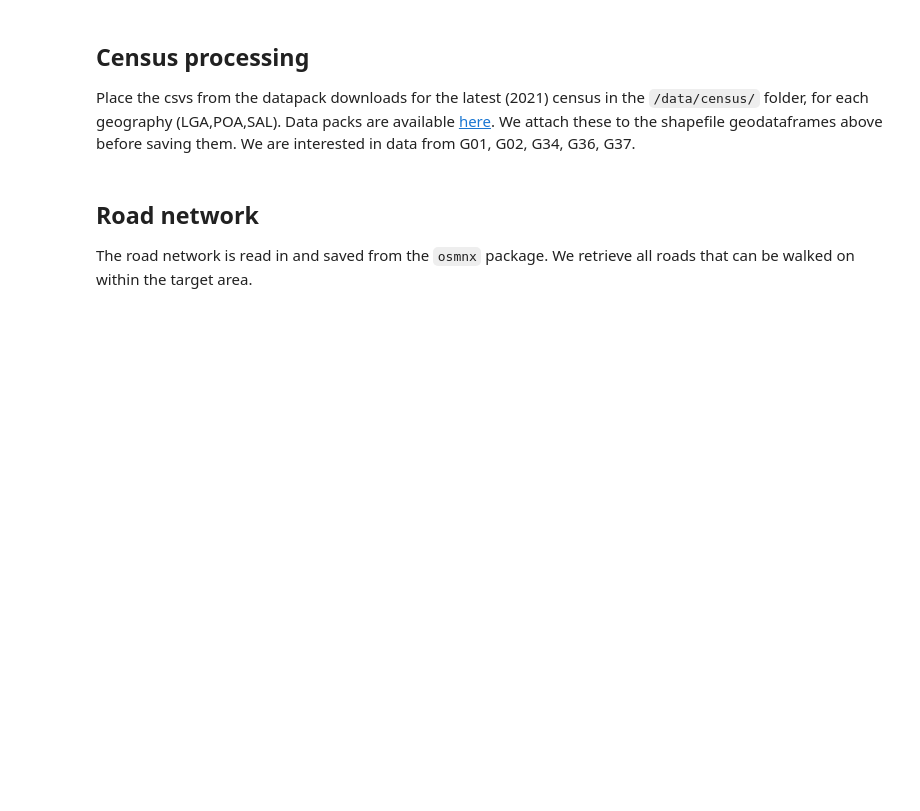
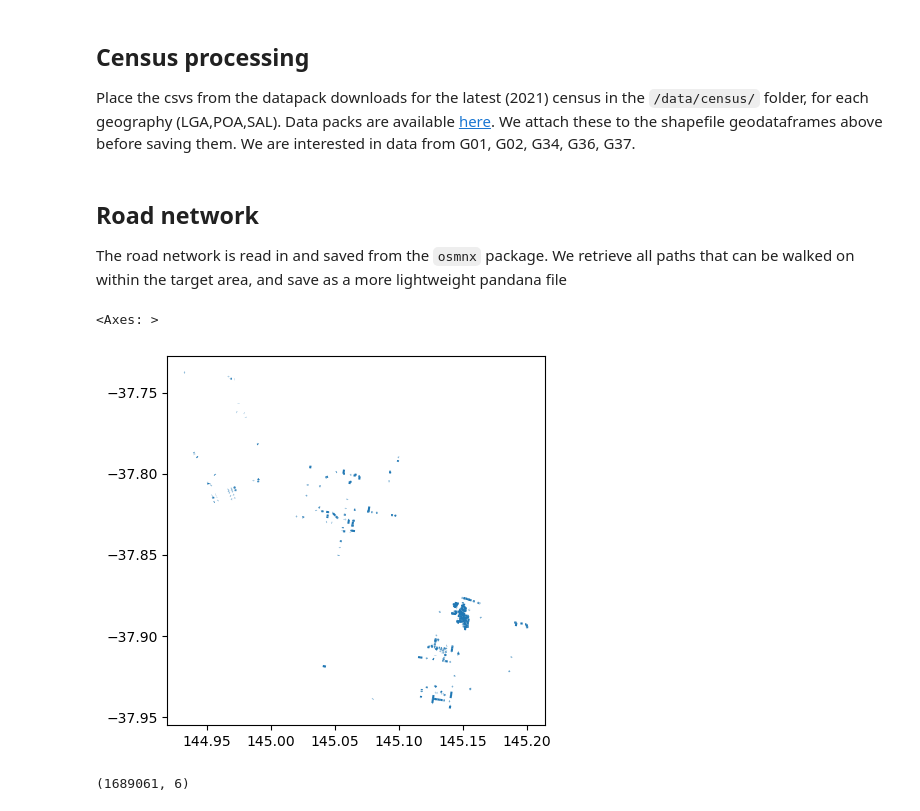
Before and after one commit to tpisel/walkability, a Jupyter notebook: data_ingestion.ipynb, the cells around one changed output. Saved outputs shown, nothing was run; the diff lists cells and outputs as text; code cells hidden in the pictures; blank space fills up the shorter version.

Commit message:
data ingestion processes near final

```diff
--- a/data_ingestion.ipynb
+++ b/data_ingestion.ipynb
@@ -773,4 +773,4 @@ sa1_census_gdf.to_feather('data/prepared/sa1.feather')
 # %% [markdown]
 ## Road network
 
-The road network is read in and saved from the `osmnx` package. We retrieve all roads that can be walked on within the target area.
+The road network is read in and saved from the `osmnx` package. We retrieve all paths that can be walked on within the target area, and save as a more lightweight pandana file
@@ -788,0 +777,25 @@ edges.to_feather('data/prepared/path_edges.feather')
+# %%
+walking_graph = ox.graph_from_polygon(lga_area_of_interest, network_type='walk', simplify=False, retain_all=False)
+nodes, edges = ox.graph_to_gdfs(walking_graph)
+
+edges = edges.reset_index() # bring u and v into the dataframe
+
+pd.DataFrame({
+    'x':nodes['x'],
+    'y':nodes['y']
+}).to_feather('data/prepared/graph_nodes.feather')
+
+pd.DataFrame({
+    'u':edges['u'],
+    'v':edges['v'],
+    'w':edges['length']
+}).to_feather('data/prepared/graph_edges.feather')
+# %%
+edges.head(1000).plot()
+# %% [output]
+<Axes: >
+[figure, added]
+# %%
+nodes.shape
+# %% [output]
+(1689061, 6)
```
Also changed, not shown: parts of 3 cells of this notebook, 21 other files.
